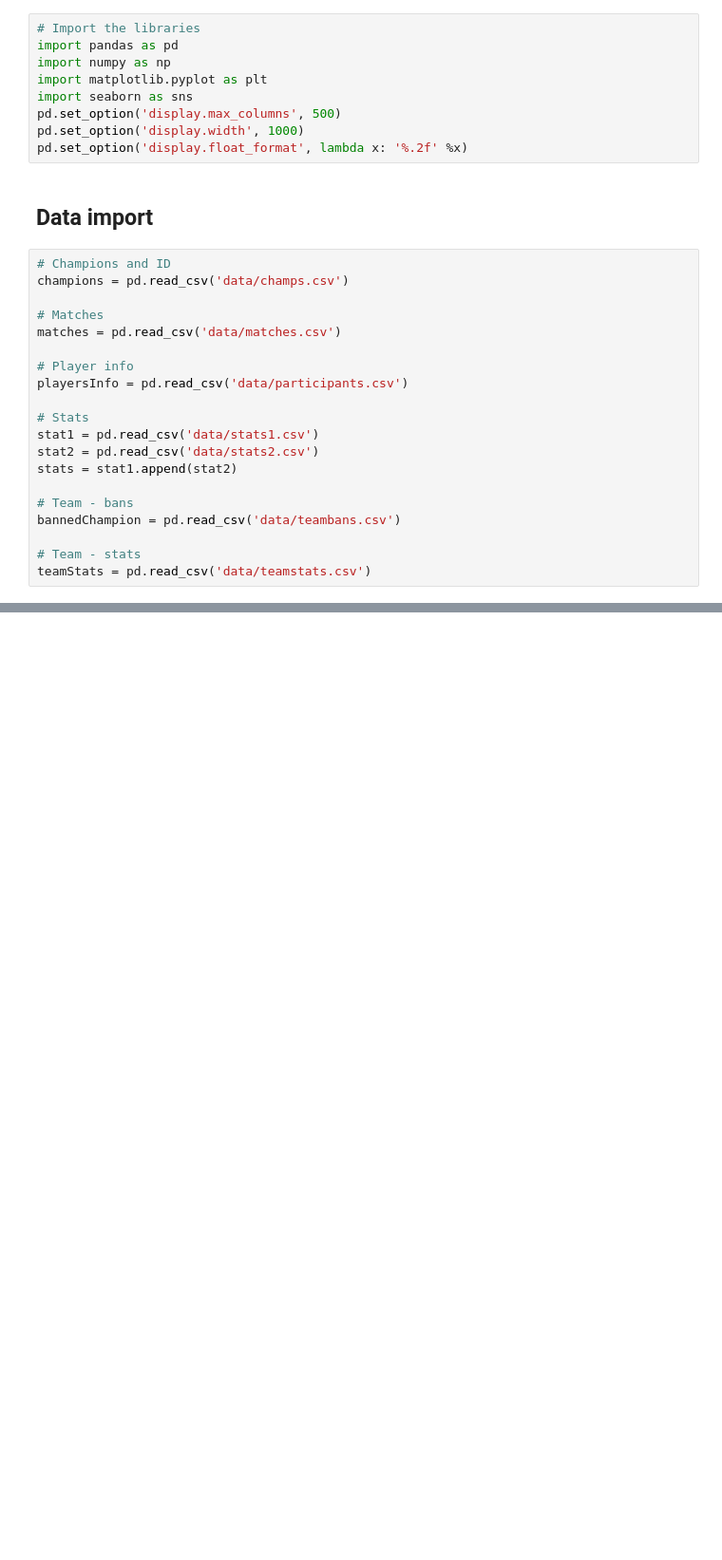
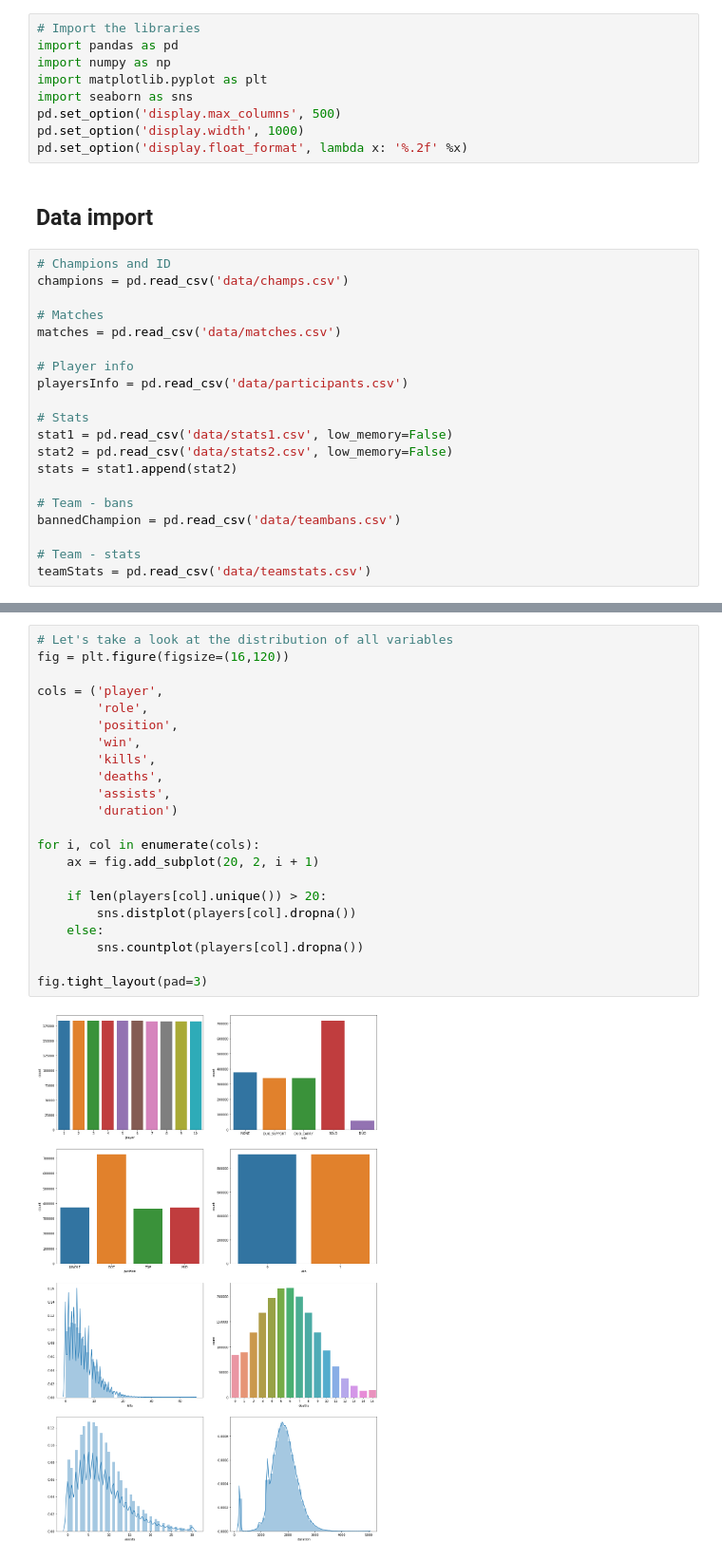
Before and after one commit to Szmariu/LoL-Model, a Jupyter notebook: code.ipynb, the cells around one changed output, grey strips where cells are left out. Shown at 95% size. Saved outputs shown, nothing was run; the diff lists cells and outputs as text; blank space fills up the shorter version.

```diff
--- a/code.ipynb
+++ b/code.ipynb
@@ -30,8 +30,8 @@ matches = pd.read_csv('data/matches.csv')
 playersInfo = pd.read_csv('data/participants.csv')
 
 # Stats
-stat1 = pd.read_csv('data/stats1.csv')
-stat2 = pd.read_csv('data/stats2.csv')
+stat1 = pd.read_csv('data/stats1.csv', low_memory=False)
+stat2 = pd.read_csv('data/stats2.csv', low_memory=False)
 stats = stat1.append(stat2)
 
 # Team - bans
@@ -84,0 +113,24 @@ memory usage: 1.0+ GB
+# %%
+# Let's take a look at the distribution of all variables
+fig = plt.figure(figsize=(16,120))
+
+cols = ('player',
+        'role',
+        'position',
+        'win',
+        'kills',
+        'deaths',
+        'assists',
+        'duration')
+
+for i, col in enumerate(cols):
+    ax = fig.add_subplot(20, 2, i + 1)
+
+    if len(players[col].unique()) > 20:
+        sns.distplot(players[col].dropna())
+    else:
+        sns.countplot(players[col].dropna())
+
+fig.tight_layout(pad=3)
+# %% [output]
+[figure, added]
```
Also changed, not shown: parts of 8 cells of this notebook.
